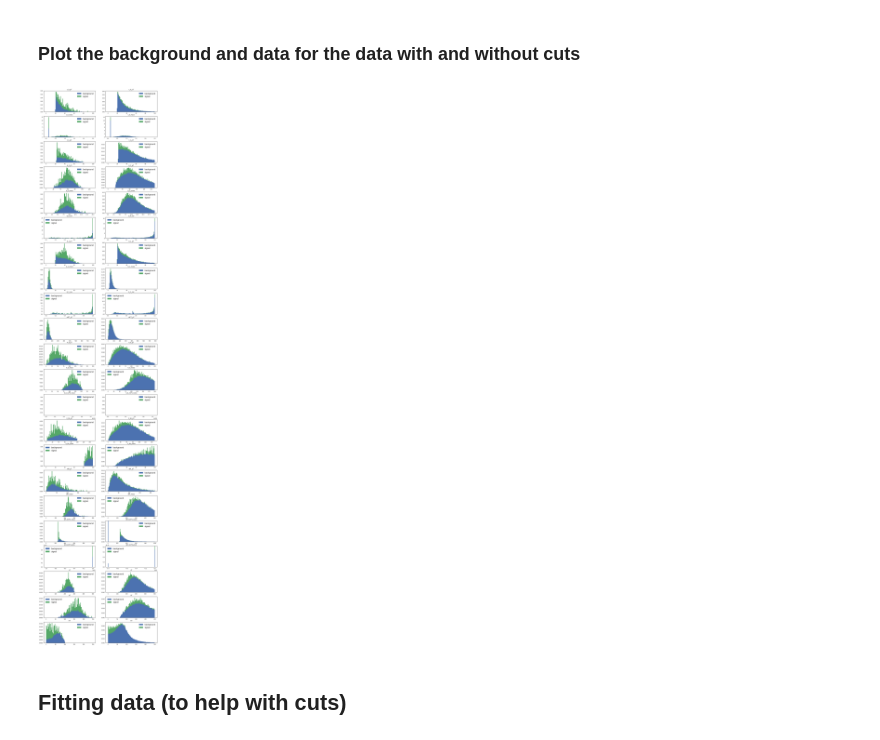
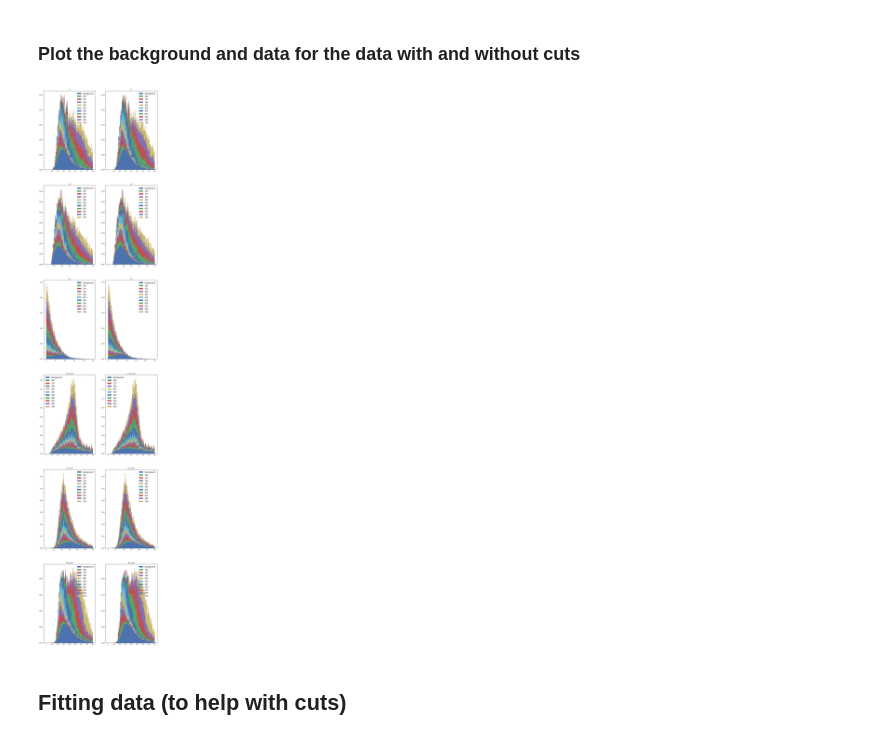
Before and after one commit to antcap96/estagio, a Jupyter notebook: Untitled.ipynb, the cells around one changed output. Drawn from its saved outputs; the diff is of its cells as text; code cells hidden in the pictures.

```diff
--- a/Untitled.ipynb
+++ b/Untitled.ipynb
@@ -224,72 +279,74 @@ weightCutRatio = sum(weightCutSignal)/sum(weightCutBackground)
 # %%
 fig = plt.figure(figsize=(16, 80))
 
-# make so that Signal and Background have the same area in the histogram
-normalizeSignalBackground = False
-
-if normalizeSignalBackground:
-    weightsCut = [weightCutBackground*weightCutRatio, weightCutSignal]
-    weights = [weightBackground*weightRatio, weightSignal]
-else:
-    weightsCut = [weightCutBackground, weightCutSignal]
-    weights = [weightBackground, weightSignal]
+weightsCut = [weightCutBackground] + [weightCutSignal[i]/weightCutRatio[i] for i in range(len(weightSignal))]
+weights = [weightBackground] + [weightSignal[i]/weightRatio[i] for i in range(len(weightSignal))]
 
 # variables to show
 particles = ['t_0', 't_1', 'b_0', 'b_1', 'h_tt', 'h_bb', 'diH']
 genFeatures = [var for var in allSignalData.columns if str.startswith(var, "gen")] #Generator features; not for training
 trainFeatures = [var for var in allSignalData.columns if var not in genFeatures] #Reconstructed features; ok for training
 pTEtaPhi = [var for var in trainFeatures for x in ['eta', 'phi', 't_1_mass'] if x in var]
 trainFeatures = [var for var in trainFeatures if var not in pTEtaPhi]
 fsFeatures = [var for var in trainFeatures for p in particles + ['mPT'] if p in var]
 
-to_analise = fsFeatures + ['sT', 'hT', 'mT']
+toAnalise = ['sT', 'hT', 'mT', 'h_bb_mass', 'h_tt_mass', 'diH_mass']#fsFeatures + ['sT', 'hT', 'mT']
 #['h_bb_eta', 'h_bb_mass', 'h_bb_pT', 'h_tt_eta', 'h_tt_mass', 'h_tt_pT', 'diH_mass', 'diH_pT', 'diH_eta']
 
-dataLimits = {'sT': (0, 500),
-              'hT': (0, 250),
+dataLimits = {'sT': (0, 800),
+              'hT': (0, 600),
               'mT': (0, 250),
-              't_0_pT': (0, 100),
-              't_0_mass': (0, 2.5),
-              't_1_pT': (0, 100),
-              'b_0_pT': (0, 130),
-              'b_0_mass': (0, 20),
+              't_0_pT': (0, 150),
+              't_0_mass': (0, 2),
+              't_1_pT': (15, 200),
+              'b_0_pT': (15, 300),
+              'b_0_mass': (0, 35),
               'b_0_csv': (0, 1),
               'b_1_pT': (0, 100),
-              'b_1_mass': (0, 100),
+              'b_1_mass': (0, 40),
               'b_1_csv': (0, 1),
-              'h_tt_pT': (0, 200),
-              'h_tt_mass': (0, 200),
+              'mPT_pT': (0, 500),
+              'h_tt_pT': (0, 300),
+              'h_tt_mass': (0, 300),
               'h_bb_pT': (0, 150),
-              'h_bb_mass': (0, 100),
+              'h_bb_mass': (0, 200),
               'diH_pT': (0, 220),
-              'diH_mass': (0, 500),
-              'diH_kinFit_mass': (0, 1000)
+              'diH_mass': (0, 800),
+              'diH_kinFit_mass': (0, 800)
              }
 
-for i, var_to_analise in enumerate(to_analise):
+for i, varToAnalise in enumerate(toAnalise):
 
-    if var_to_analise in dataLimits:
-        bins = np.linspace(dataLimits[var_to_analise][0], dataLimits[var_to_analise][1], 100)
+    if varToAnalise in dataLimits:
+        bins = np.linspace(dataLimits[varToAnalise][0], dataLimits[varToAnalise][1], 100)
     else:
-        bins = np.linspace(min(allBackgroundData[var_to_analise]), max(allBackgroundData[var_to_analise]), 100)
+        bins = np.linspace(min(allBackgroundData[varToAnalise]), max(allBackgroundData[varToAnalise]), 100)
 
-    fig.add_subplot(len(to_analise),2,2*i+1)
+    fig.add_subplot(len(toAnalise),2,2*i+1)
 
-    histData = [allCutBackgroundAnal[var_to_analise], allCutSignalAnal[var_to_analise]]
-    plt.hist(histData, bins=bins, stacked=True, label=["background", "signal"], weights=weightsCut, normed=True)
-    plt.title(var_to_analise)
+    if combineSignal:
+        labels = ["background", "signal"]
+        histCutData = [allCutBackgroundAnal[varToAnalise], allCutSignalAnal[varToAnalise]]
+        histData = [allBackgroundAnal[varToAnalise], allSignalAnal[varToAnalise]]
+    else:
+        labels = ["background"] + [energies[i] for i in signalIdx]
+        histCutData = [allCutBackgroundAnal[varToAnalise]] + [cutSignalAnal[i][varToAnalise] for i in range(len(signalIdx))]
+        histData = [allBackgroundAnal[varToAnalise]] + [signalAnal[i][varToAnalise] for i in range(len(signalIdx))]
+
+    plt.hist(histCutData, bins=bins, stacked=True, label=labels, weights=weightsCut, normed=True)
+    plt.title(varToAnalise)
     plt.legend(fontsize=16)
 
-    fig.add_subplot(len(to_analise),2,2*i+2)
+    fig.add_subplot(len(toAnalise),2,2*i+2)
 
-    allHistData = [allBackgroundAnal[var_to_analise], allSignalAnal[var_to_analise]]
-    plt.hist(allHistData, bins=bins, stacked=True, label=["background", "signal"], weights=weights, normed=True)
-    plt.title(var_to_analise)
+
+    plt.hist(histData, bins=bins, stacked=True, label=labels, weights=weights, normed=True)
+    plt.title(varToAnalise)
     plt.legend(fontsize=16)
 
 plt.show()
 # %% [output]
-[figure, old version]
+[figure, new version]
 # %% [markdown]
 ## Fitting data (to help with cuts)
 # %% [markdown]
```
Also changed, not shown: parts of 17 cells of this notebook.
